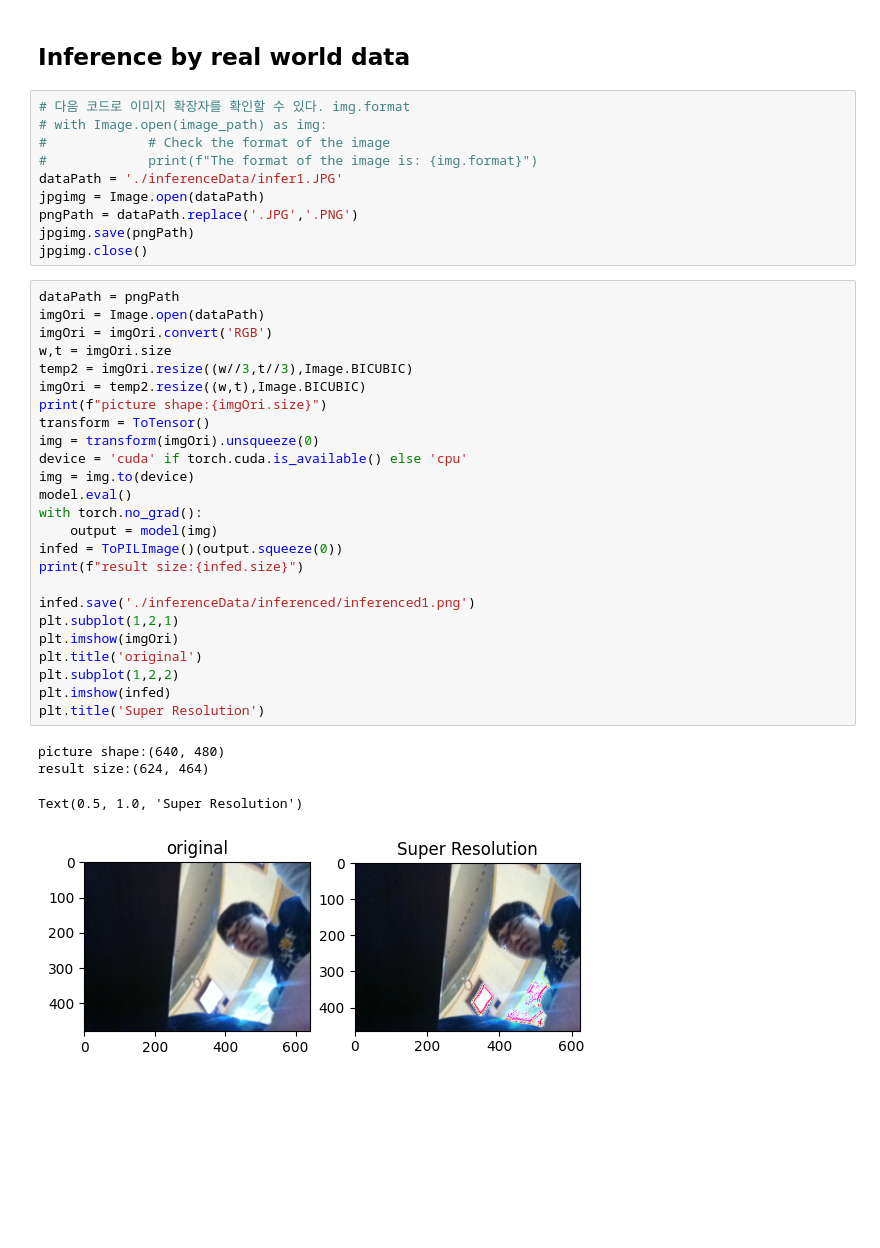
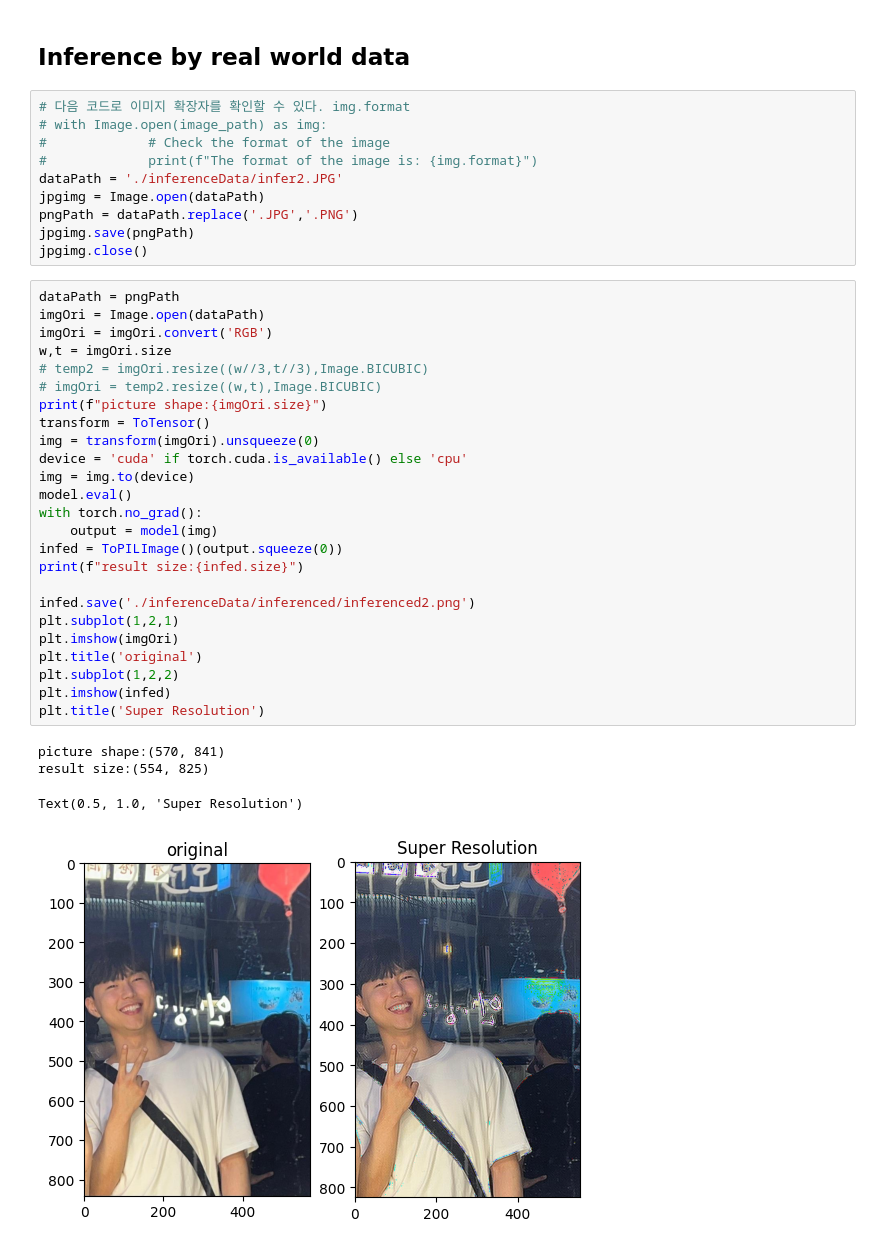
Before and after one commit to Sirius147/img-transforming-Neural-Nets-Studying, a Jupyter notebook: SRCNN/srModel.ipynb, the cells around one changed output. Cells and saved outputs as stored; diff of their text form; blank space fills up the shorter version.

```diff
--- a/SRCNN/srModel.ipynb
+++ b/SRCNN/srModel.ipynb
@@ -340,7 +340,7 @@ model successfully loaded
 # with Image.open(image_path) as img:
 #             # Check the format of the image
 #             print(f"The format of the image is: {img.format}")
-dataPath = './inferenceData/infer1.JPG'
+dataPath = './inferenceData/infer2.JPG'
 jpgimg = Image.open(dataPath)
 pngPath = dataPath.replace('.JPG','.PNG')
 jpgimg.save(pngPath)
@@ -348,30 +348,30 @@ jpgimg.close()
 # %%
 dataPath = pngPath
 imgOri = Image.open(dataPath)
 imgOri = imgOri.convert('RGB')
 w,t = imgOri.size
-temp2 = imgOri.resize((w//3,t//3),Image.BICUBIC)
-imgOri = temp2.resize((w,t),Image.BICUBIC)
+# temp2 = imgOri.resize((w//3,t//3),Image.BICUBIC)
+# imgOri = temp2.resize((w,t),Image.BICUBIC)
 print(f"picture shape:{imgOri.size}")
 transform = ToTensor()
 img = transform(imgOri).unsqueeze(0)
 device = 'cuda' if torch.cuda.is_available() else 'cpu'
 img = img.to(device)
 model.eval()
 with torch.no_grad():
     output = model(img)
 infed = ToPILImage()(output.squeeze(0))
 print(f"result size:{infed.size}")
 
-infed.save('./inferenceData/inferenced/inferenced1.png')
+infed.save('./inferenceData/inferenced/inferenced2.png')
 plt.subplot(1,2,1)
 plt.imshow(imgOri)
 plt.title('original')
 plt.subplot(1,2,2)
 plt.imshow(infed)
 plt.title('Super Resolution')
 # %% [output]
-picture shape:(640, 480)
-result size:(624, 464)
+picture shape:(570, 841)
+result size:(554, 825)
 Text(0.5, 1.0, 'Super Resolution')
-[figure, old version]
+[figure, new version]
```
Also changed, not shown: parts of 1 cell of this notebook, 6 other files.
